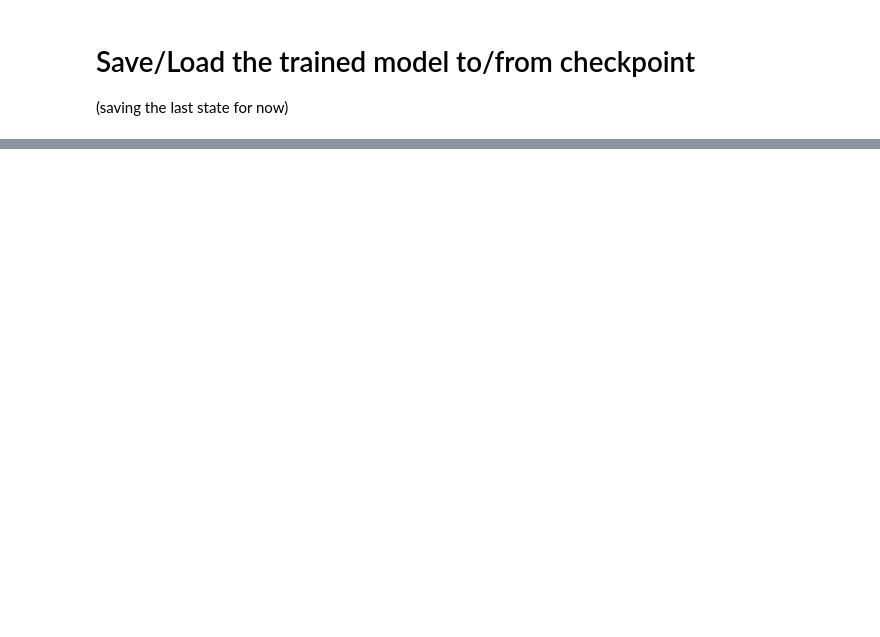
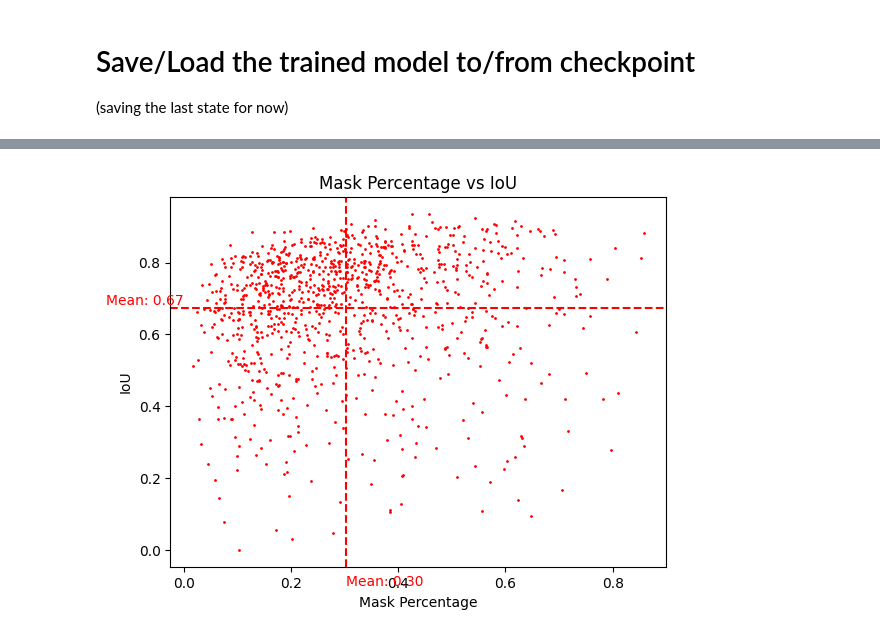
Before and after one commit to chrisoffner/dl23_course_project, a Jupyter notebook: notebooks/cross_attn_experiment_aa.ipynb, the cells around one changed output, grey strips where cells are left out. Drawn from its saved outputs; the diff is of its cells as text; code cells hidden in the pictures; blank space fills up the shorter version.

```diff
--- a/notebooks/cross_attn_experiment_aa.ipynb
+++ b/notebooks/cross_attn_experiment_aa.ipynb
@@ -473,0 +532,36 @@ plot_masks_grid(cross_attn_64[0].cpu())
+# %%
+all_results={'iou':[], 'dice':[], 'loss':[], 'mask_perc':[]}
+
+for idx in range(1000):
+    img, output, gt, loss = results_one_sample(idx)
+    output_np = img_binary(output).numpy()
+    gt_np = gt.numpy()
+    all_results['iou'].append(IoU(output_np, gt_np))
+    all_results['dice'].append(dice_coefficient(output_np, gt_np))
+    all_results['loss'].append(loss)
+    all_results['mask_perc'].append(mask_pecentage(gt_np))
+# %%
+# Scatter plot
+plt.scatter(all_results['mask_perc'], all_results['iou'], color='red', marker='o', s=1)
+
+# Calculate mean x and mean y
+mean_x = np.mean(all_results['mask_perc'])
+mean_y = np.mean(all_results['iou'])
+
+# Add dashed lines for mean x and mean y
+plt.axvline(mean_x, color='red', linestyle='--', label='Mean Mask Percentage')
+plt.axhline(mean_y, color='red', linestyle='--', label='Mean IoU')
+
+# Add text annotation for mean_x
+plt.annotate(f"Mean: {mean_x:.2f}", xy=(mean_x, 0), xytext=(mean_x, -0.1), ha='left', color='red')
+plt.annotate(f"Mean: {mean_y:.2f}", xy=(mean_y, 0), xytext=(0, mean_y+0.01), ha='right', color='red')
+
+# Set labels and title
+plt.xlabel('Mask Percentage')
+plt.ylabel('IoU')
+plt.title('Mask Percentage vs IoU')
+
+# Show the plot
+plt.show()
+# %% [output]
+[figure, added]
```
Also changed, not shown: parts of 51 cells of this notebook, 3 other files.
